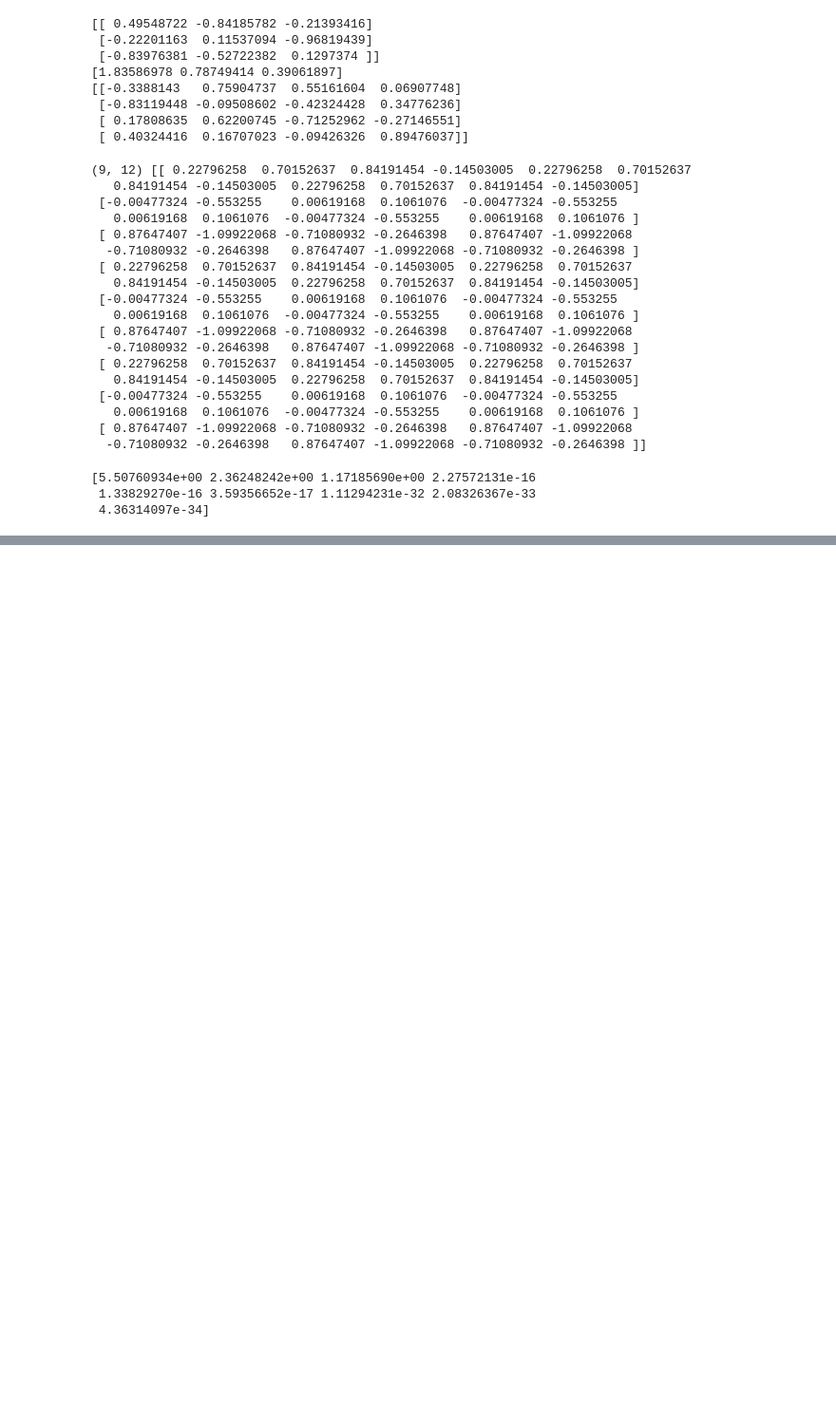
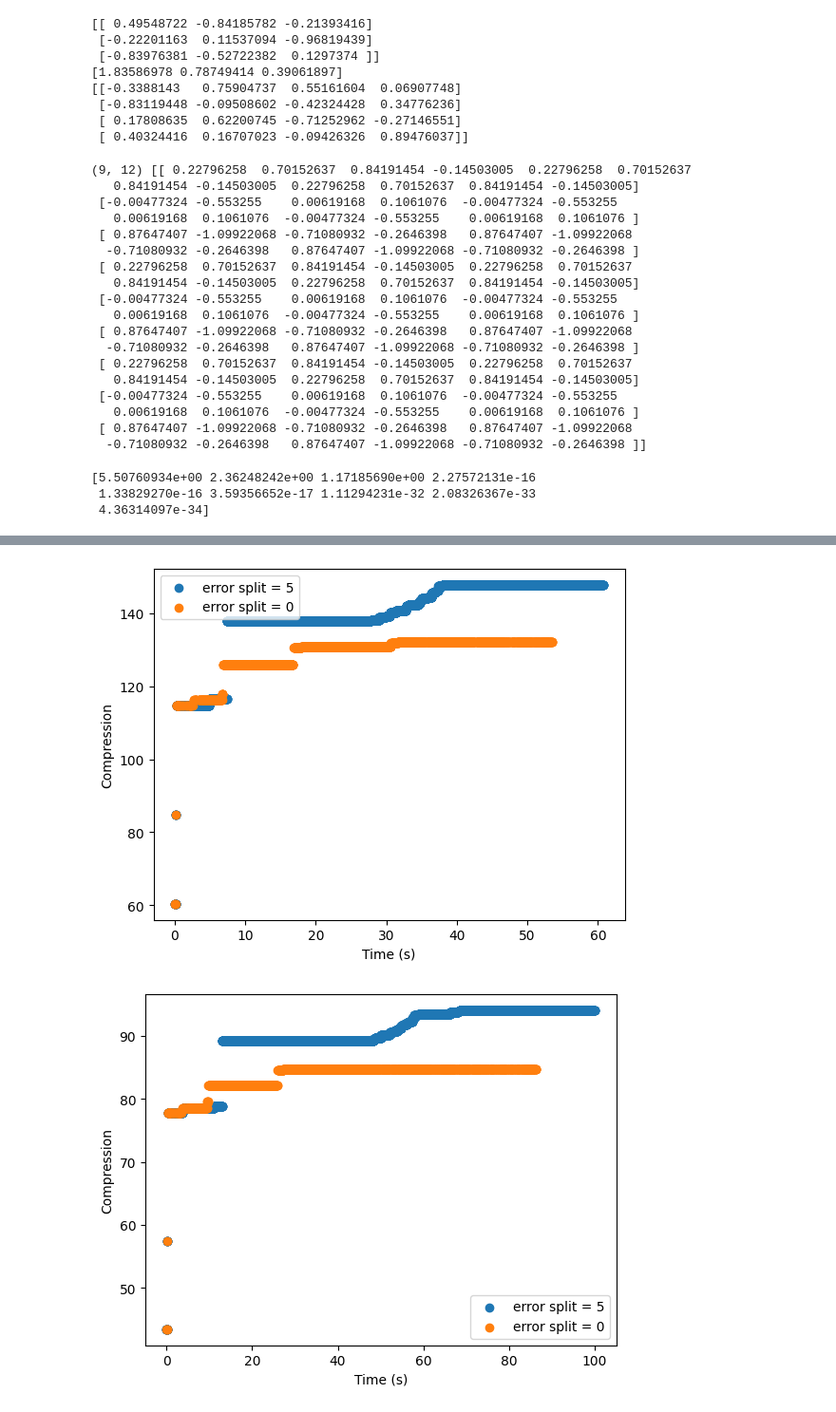
Before and after one commit to gorodetsky-umich/tensor_networks, a Jupyter notebook: scripts/plot.ipynb, the cells around one changed output, grey strips where cells are left out. Shown at 95% size. Saved outputs shown, nothing was run; the diff lists cells and outputs as text; code cells hidden in the pictures; blank space fills up the shorter version.

```diff
--- a/scripts/plot.ipynb
+++ b/scripts/plot.ipynb
@@ -339,0 +382,25 @@ print(ys)
+# %%
+log_pattern = "../output/BigEarthNet-v1_0_stack/stack_187_test_[0-9]/010/beam_010_ht_ops_6_split_5_0_all.log"
+for f in glob.glob(log_pattern):
+    with open(f, "r") as log_file:
+        stats = json.load(log_file)
+        times, crs = zip(*stats[0]["compression"])
+        crs = np.maximum.accumulate(np.array(crs))
+        crs = crs * stats[0]["cr_core"] / stats[0]["cr_start"]
+        plt.scatter(times, crs, label="error split = 5")
+
+    f0 = f[:-11] + "0" + f[-10:]
+    with open(f0, "r") as log_file:
+        stats = json.load(log_file)
+        times, crs = zip(*stats[0]["compression"])
+        crs = np.maximum.accumulate(np.array(crs))
+        crs = crs * stats[0]["cr_core"] / stats[0]["cr_start"]
+        plt.scatter(times, crs, label="error split = 0")
+
+    plt.xlabel("Time (s)")
+    plt.ylabel("Compression")
+    plt.legend()
+    plt.show()
+# %% [output]
+[figure, added]
+[figure, added]
```
Also changed, not shown: parts of 12 cells of this notebook, 11 other files.
